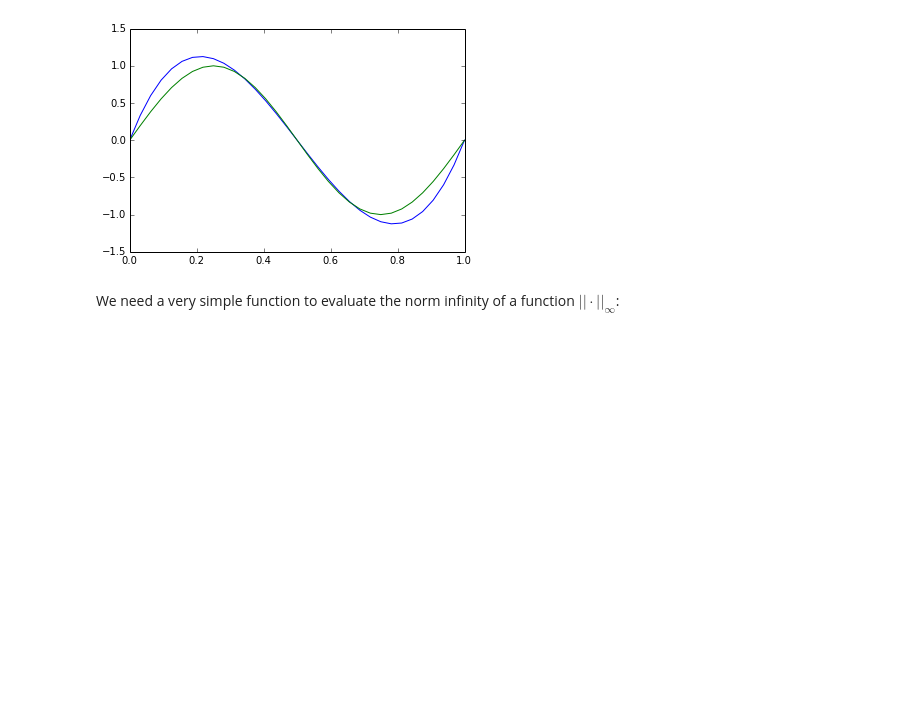
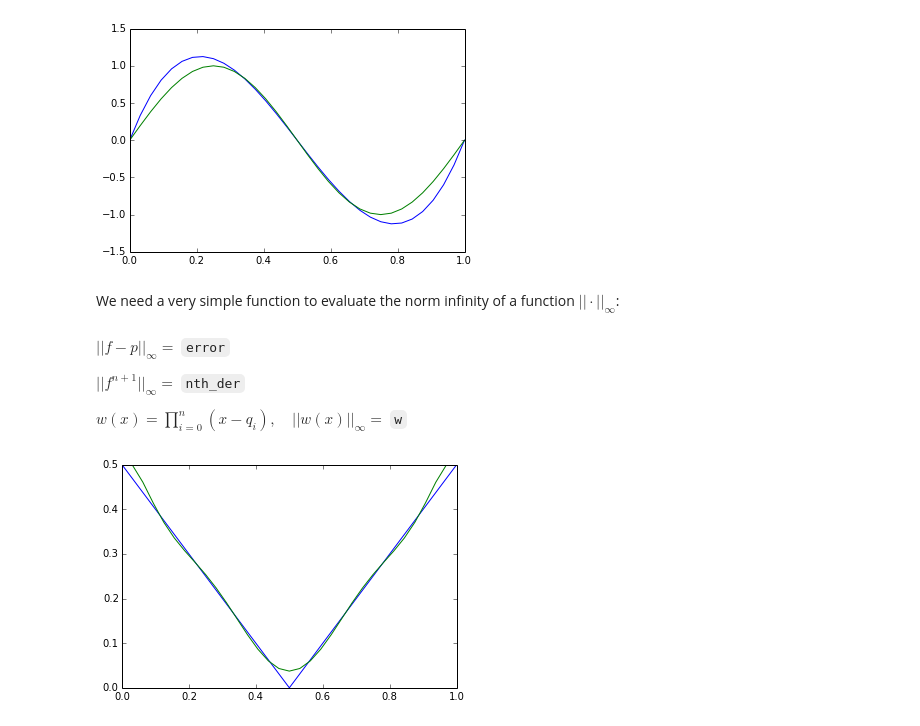
Before and after one commit to sissa/P1.4_seed, a Jupyter notebook: python-lectures/03_error_estimation.ipynb, the cells around one changed output. Saved outputs shown, nothing was run; the diff lists cells and outputs as text; code cells hidden in the pictures; blank space fills up the shorter version.

```diff
--- a/python-lectures/03_error_estimation.ipynb
+++ b/python-lectures/03_error_estimation.ipynb
@@ -128,3 +123,9 @@ We need a very simple function to evaluate the norm infinity of a function $||\c
 def linfty_norm(fun,a=0,b=1,nn=12):
     xx = np.linspace(a,b,2**nn+1)
     return np.amax(np.absolute(fun(xx)))
+# %% [markdown]
+$||f-p||_\infty = $ `error`
+
+$||f^{n+1}||_\infty = $ `nth_der`
+
+$w(x) =\prod_{i=0}^n (x-q_i), \quad ||w(x)||_\infty = $ `w`
@@ -131,3 +134,10 @@ def linfty_norm(fun,a=0,b=1,nn=12):
+# %%
+sf = Abs(t-.5)#1/(1+(10*t-5)**2)# sf = sym.sin(2.*sym.pi*t)
+f = sym.lambdify(t,sf, 'numpy')
+_ = pl.plot(x,f(x),'b')
+_ = pl.plot(x,Lf(x),'g')
+# %% [output]
+[figure, added]
 # %%
 error = lambda x : f(x) - Lf(x)
 
```
Also changed, not shown: parts of 5 cells of this notebook.
